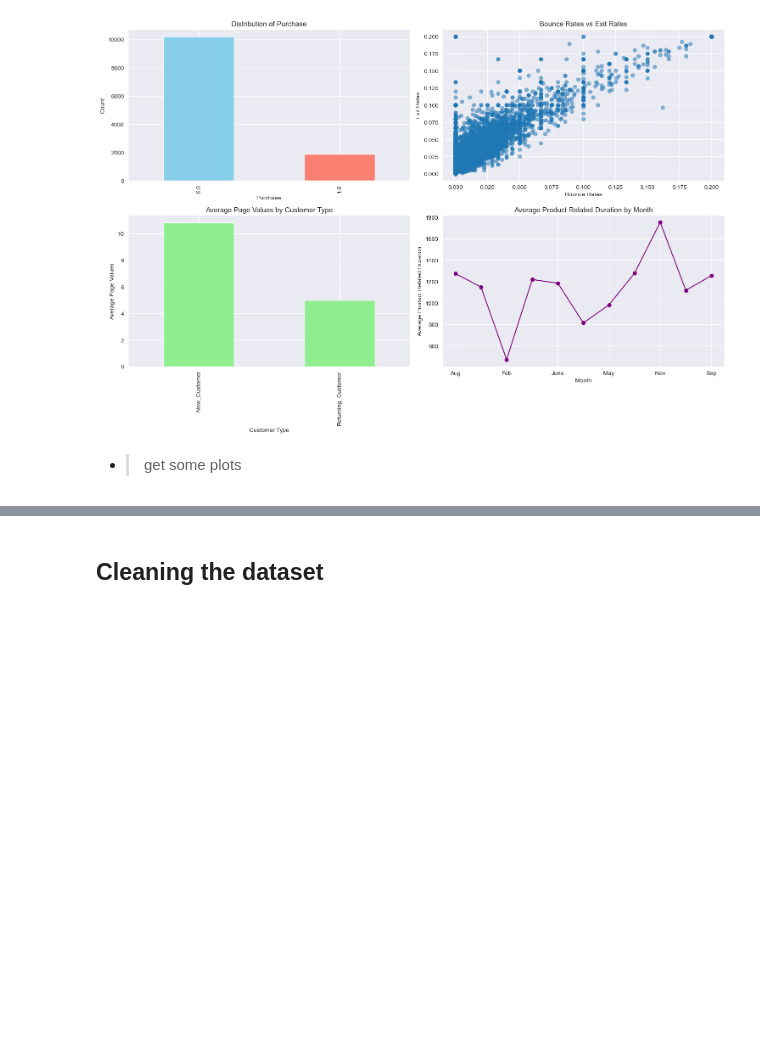
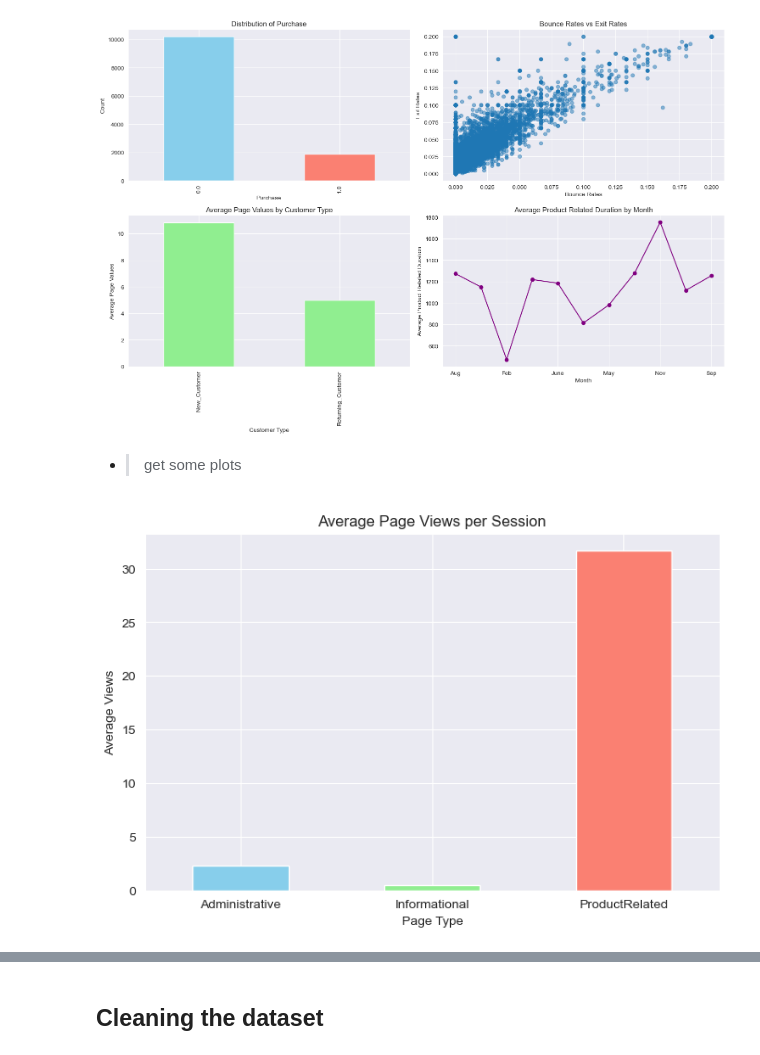
Before and after one commit to faris-agour/Predicting-Customer-Purchase, a Jupyter notebook: project.ipynb, the cells around one changed output, grey strips where cells are left out. Saved outputs shown, nothing was run; the diff lists cells and outputs as text; code cells hidden in the pictures; blank space fills up the shorter version.

Commit message:
feat: generate some visualization

```diff
--- a/project.ipynb
+++ b/project.ipynb
@@ -160,3 +177,14 @@ plt.show()
 [figure]
 # %% [markdown]
 - > get some plots
+# %%
+page_views = df[['Administrative', 'Informational', 'ProductRelated']].mean()
+plt.figure(figsize=(8, 5))
+page_views.plot(kind='bar', color=['skyblue', 'lightgreen', 'salmon'])
+plt.title("Average Page Views per Session")
+plt.xlabel("Page Type")
+plt.ylabel("Average Views")
+plt.xticks(rotation=0)
+plt.show()
+# %% [output]
+[figure, added]
```
Also changed, not shown: parts of 12 cells of this notebook.
